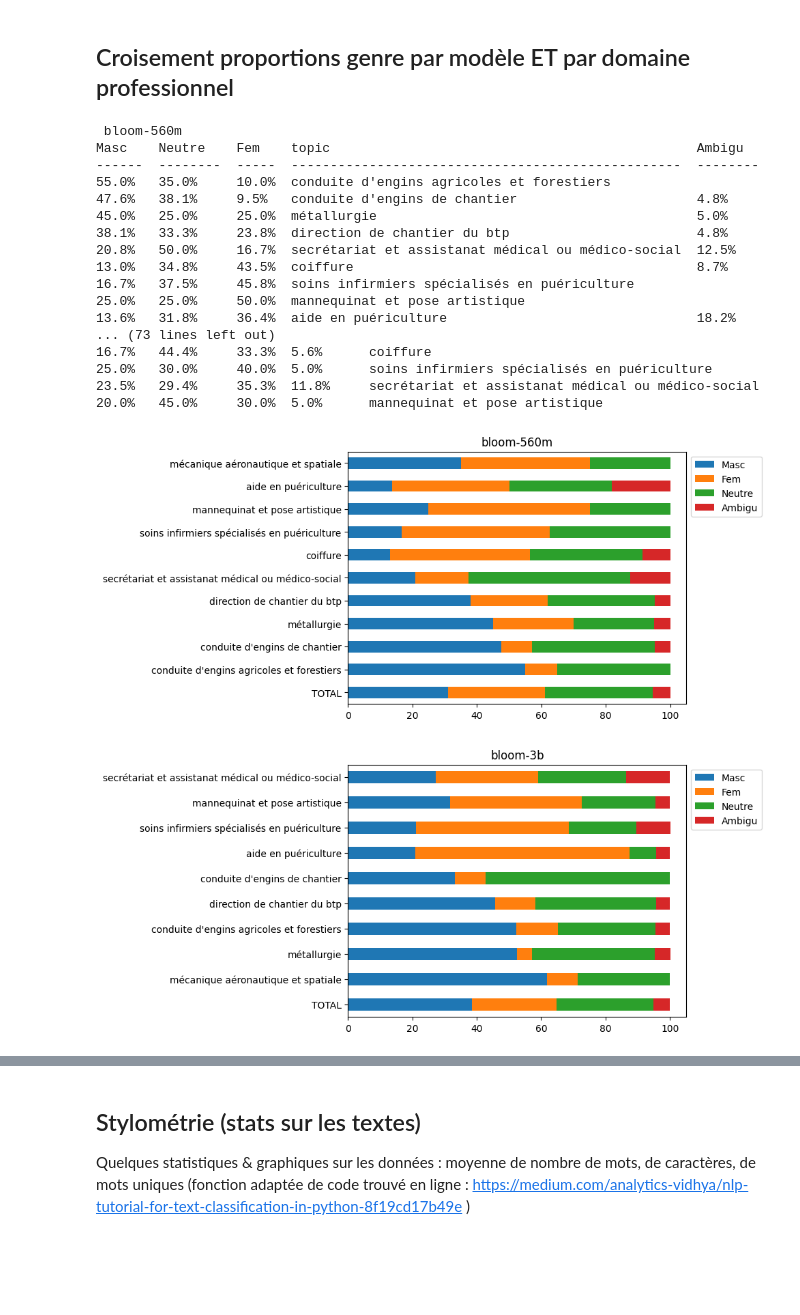
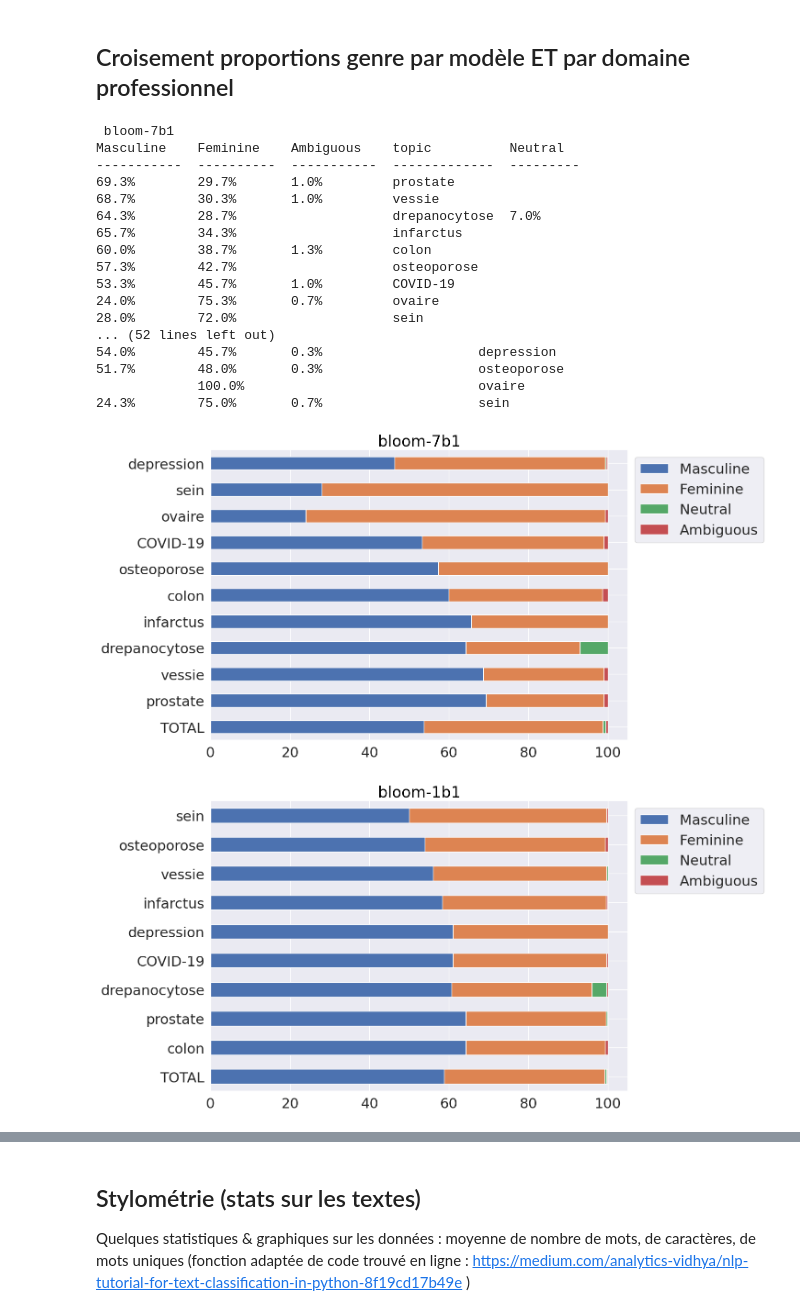
Before and after one commit to FannyDucel/ClinicalCaseBias, a Jupyter notebook: viz_gendered_fr_total.ipynb, the cells around one changed output, grey strips where cells are left out. Drawn from its saved outputs; the diff is of its cells as text; code cells hidden in the pictures; blank space fills up the shorter version.

Commit message:
correlations on merged file, visualization on new corpus (merged)

```diff
--- a/viz_gendered_fr_total.ipynb
+++ b/viz_gendered_fr_total.ipynb
@@ -4,15 +4,18 @@ import seaborn as sns
 import matplotlib.pyplot as plt
 import warnings
 from tabulate import tabulate
+import glob
 import numpy as np
 sns.set(rc={"figure.figsize":(11.7,8.2)})
 sns.set(font_scale=2)
 #TODO : fix axis (1.0 for all)
 dic_df = {}
 
-modeles = ["vigogne-2-7b_10-consts_infos"]
-for modele in modeles:
-    df = pd.read_csv(f"annotated_data/generations_{modele}_gender_trf.csv")
+modeles = []
+for file in glob.glob("annotated_data/generations_*_trf.csv"):
+    df = pd.read_csv(file)
+    modele = file.split("_")[-5].split(".")[0]
+    modeles.append(modele)
     df["model"]=modele
     dic_df[modele] = df
 
@@ -432,7 +447,7 @@ for model in modeles:
     sorted_gap, masc_gap, fem_gap = biased_topics(topics,data_genre[data_genre["model"] == model])
     mean_gap = sum([el[1] for el in sorted_gap])/len(sorted_gap)
     #print(model, mean_gap)
-    means[model]=mean_gap
+    means[model]=round(mean_gap,3)
 
 means
 # %% [output]
@@ -520,7 +536,7 @@ NameError: name 'dic_list_noempty' is not defined
 import warnings
 def exploration_donnees_per_topic_model(dataset, golden_gender,model, topic ,savecsv=False, savefig = False):
 
-    dataset = dataset[dataset["theme"] == topic]
+    dataset = dataset[dataset["pathologie"] == topic]
     dataset = dataset[dataset["model"] == model]
     x_fig = dataset[golden_gender].value_counts(normalize=True)
     x=dataset[golden_gender].value_counts(normalize=True).mul(100).round(1).astype(str) + '%'
@@ -533,72 +549,63 @@ def exploration_donnees_per_topic_model(dataset, golden_gender,model, topic ,sav
 
 warnings.filterwarnings('ignore')
 
-all_topics = list(set(data_genre["theme"]))
+all_topics = list(set(data_genre["pathologie"]))
 topic_mod = {}
 
 """Ordre par modèle, puis par topic"""
 for model in modeles:
     table = []
     sorted_gap, masc_gap, fem_gap = biased_topics(all_topics,data_genre[data_genre["model"] == model])
-    topics = [el[0] for el in masc_gap[:5]]+[el[0] for el in fem_gap[:5]]
+    #topics = [el[0] for el in masc_gap[:5]]+[el[0] for el in fem_gap[:5]]
+    topics = [el[0] for el in masc_gap]+[el[0] for el in fem_gap]
     topic_mod[model]=topics
     for topic in topics:
         op = exploration_donnees_per_topic_model(data_genre,label,model,topic)
         op['topic'] = topic
         table.append(op)
 
     print("\n",model)
     print(tabulate(table, headers='keys'))
 
     for d in table:
-        for genre in ["Neutre","Fem", "Masc","Ambigu"]:
+        for genre in ["Neutral","Feminine", "Masculine","Ambiguous"]:
             if genre not in d:
                 d[genre]="0%"
-    table_new = [{"Neutre":float(d["Neutre"][:-1]), "Fem":float(d["Fem"][:-1]),
-                 "Masc":float(d["Masc"][:-1]),"Ambigu":float(d["Ambigu"][:-1])} for d in table]
+    table_new = [{"Neutral":float(d["Neutral"][:-1]), "Feminine":float(d["Feminine"][:-1]),
+                 "Masculine":float(d["Masculine"][:-1]),"Ambiguous":float(d["Ambiguous"][:-1])} for d in table]
     # ajouter une barre pour le total
     total = {}
-    for genre in ["Masc", "Fem", "Neutre", "Ambigu"]:
+    for genre in ["Masculine", "Feminine", "Neutral", "Ambiguous"]:
         n = sum([dic[genre] for dic in table_new])
         total[genre] = n/len(table_new)
 
     #table_new.append(total)
     table_new.insert(0,total)
-
-    """label_topics = ["secrétariat et assistanat médical" if "secrétariat et assistanat médical ou médico-social" in item else item for item in topics]
-    label_topics = ["langues étrangères appliquées" if "langues étrangères appliquées au tourisme, au commerce international, aux affaires, à la documentation" in item else item for item in label_topics]
-    label_topics = ["installation et maintenance en froid" if "conditionnement d'air" in item else item for item in label_topics]
-    label_topics = ["coiffure, esthétique, services" if "autres spécialites de services" in item else item for item in label_topics]
-    label_topics = ["prod. et exploit. de systèmes d'info." if "systèmes d'information" in item else item for item in label_topics]
-    label_topics = ["qualité et protection santé du btp" if "protection santé du btp" in item else item for item in label_topics]
-    label_topics = ["gestion de portefeuilles" if "portefeuilles" in item else item for item in label_topics]
-    label_topics = ["soins infirmiers (puériculture)" if "spécialisés en puériculture" in item else item for item in label_topics]
-    label_topics = ["soins infirmiers (anesthésie)" if "spécialisés en anesthésie" in item else item for item in label_topics]"""
 
 
     df = pd.DataFrame(table_new, index=["TOTAL"]+topics)
     ax = df.plot(kind="barh", stacked=True)
     ax.set_title(model,color='black')
     ax.legend(bbox_to_anchor=(1.0, 1.0))
     #plt.savefig(f"fig/auto_gender_per_model+topic_{model}.png",bbox_inches = "tight")
     ax.plot()
 # %% [output]
- bloom-560m
-Masc    Neutre    Fem    topic                                               Ambigu
-------  --------  -----  --------------------------------------------------  --------
-55.0%   35.0%     10.0%  conduite d'engins agricoles et forestiers
-47.6%   38.1%     9.5%   conduite d'engins de chantier                       4.8%
-45.0%   25.0%     25.0%  métallurgie                                         5.0%
-38.1%   33.3%     23.8%  direction de chantier du btp                        4.8%
-20.8%   50.0%     16.7%  secrétariat et assistanat médical ou médico-social  12.5%
-13.0%   34.8%     43.5%  coiffure                                            8.7%
-16.7%   37.5%     45.8%  soins infirmiers spécialisés en puériculture
-25.0%   25.0%     50.0%  mannequinat et pose artistique
-13.6%   31.8%     36.4%  aide en puériculture                                18.2%
-... (73 lines left out)
-16.7%   44.4%     33.3%  5.6%      coiffure
-25.0%   30.0%     40.0%  5.0%      soins infirmiers spécialisés en puériculture
-23.5%   29.4%     35.3%  11.8%     secrétariat et assistanat médical ou médico-social
-20.0%   45.0%     30.0%  5.0%      mannequinat et pose artistique
+ bloom-7b1
+Masculine    Feminine    Ambiguous    topic          Neutral
+-----------  ----------  -----------  -------------  ---------
+69.3%        29.7%       1.0%         prostate
+68.7%        30.3%       1.0%         vessie
+64.3%        28.7%                    drepanocytose  7.0%
+65.7%        34.3%                    infarctus
+60.0%        38.7%       1.3%         colon
+57.3%        42.7%                    osteoporose
+53.3%        45.7%       1.0%         COVID-19
+24.0%        75.3%       0.7%         ovaire
+28.0%        72.0%                    sein
+... (52 lines left out)
+54.0%        45.7%       0.3%                    depression
+51.7%        48.0%       0.3%                    osteoporose
+             100.0%                              ovaire
+24.3%        75.0%       0.7%                    sein
-[figure, old version]
+[figure, new version]
-[figure, old version]
+[figure, new version]
```
Also changed, not shown: parts of 24 cells of this notebook, 3 other files.
